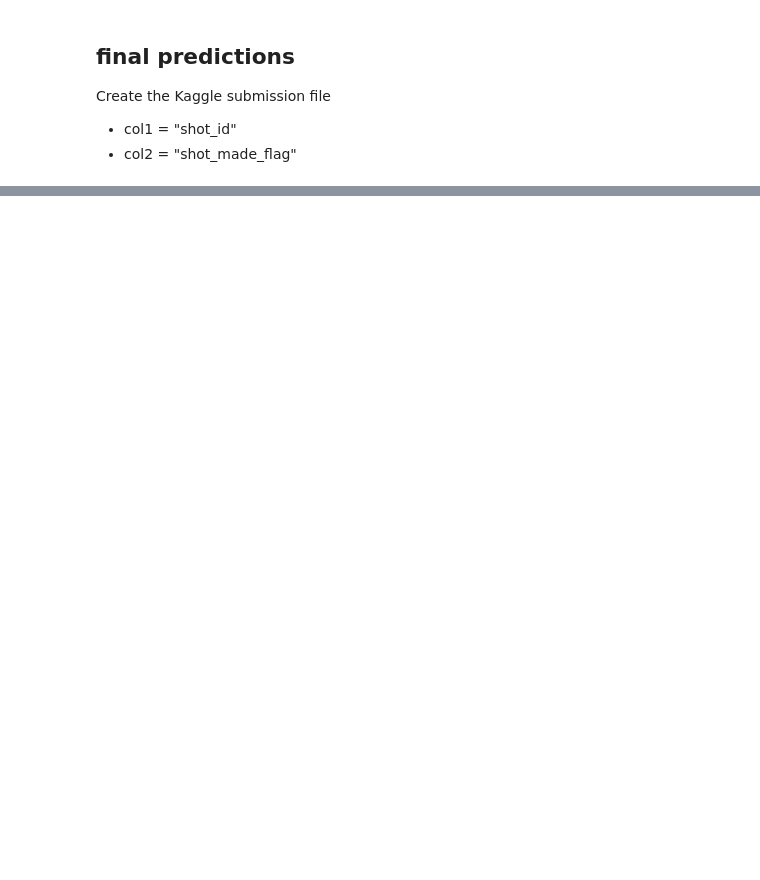
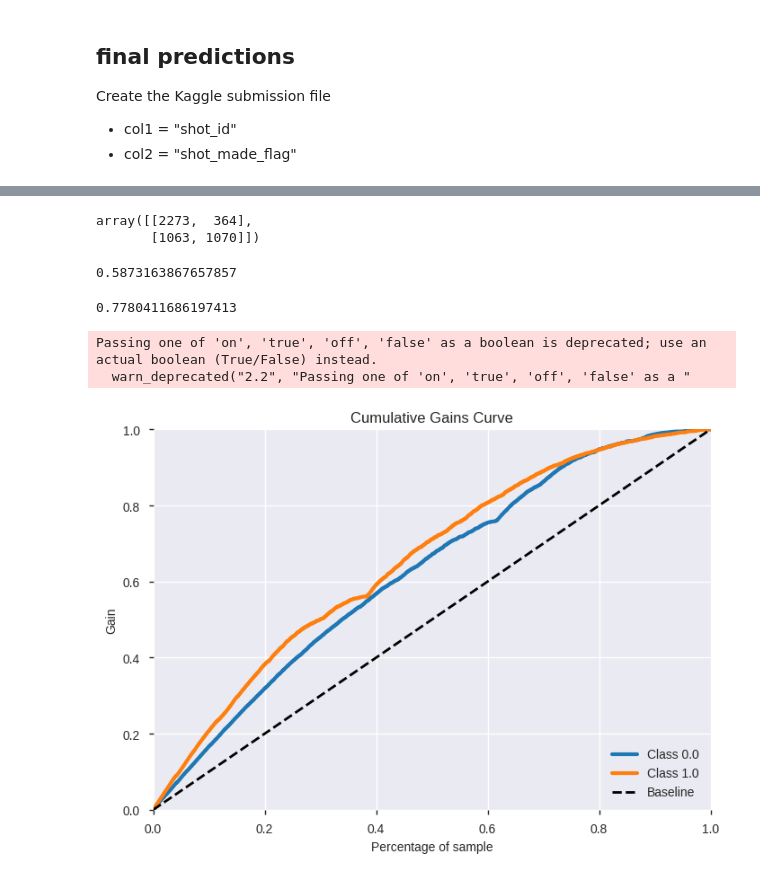
Before and after one commit to albert-kevin/Kobe_Bryant, a Jupyter notebook: kaggle_ml_template_kobe-briant_project_kevin.ipynb, the cells around one changed output, grey strips where cells are left out. Saved outputs shown, nothing was run; the diff lists cells and outputs as text; code cells hidden in the pictures; blank space fills up the shorter version.

```diff
--- a/kaggle_ml_template_kobe-briant_project_kevin.ipynb
+++ b/kaggle_ml_template_kobe-briant_project_kevin.ipynb
@@ -250,0 +260,5 @@ submission.to_csv("submission.csv", index=False)
+# %%
+X = X_train
+y = y_train
+# choose the split size: 70/30
+X_train, X_test, y_train, y_test = train_test_split(X, y, test_size=0.3, random_state=101, stratify=y)
@@ -250,0 +278,15 @@ submission.to_csv("submission.csv", index=False)
+# %%
+confusion_matrix(y_test, grid.best_estimator_.predict(X_test))
+# %% [output]
+array([[2273,  364],
+       [1063, 1070]])
+# %%
+# calculate the log_loss, remember you need to use predict_proba !
+log_loss(y_test, grid.best_estimator_.predict_proba(X_test)[:,1])
+# %% [output]
+0.5873163867657857
+# %%
+# calculate the roc_auc score, remember you need to use predict_proba !
+roc_auc_score(y_test, grid.best_estimator_.predict_proba(X_test)[:,1])
+# %% [output]
+0.7780411686197413
@@ -250,0 +296,7 @@ submission.to_csv("submission.csv", index=False)
+# %%
+skplt.metrics.plot_cumulative_gain(y_test, grid.best_estimator_.predict_proba(X_test))
+plt.show()
+# %% [output]
+Passing one of 'on', 'true', 'off', 'false' as a boolean is deprecated; use an actual boolean (True/False) instead.
+  warn_deprecated("2.2", "Passing one of 'on', 'true', 'off', 'false' as a "
+[figure, added]
```
Also changed, not shown: parts of 13 cells of this notebook.
